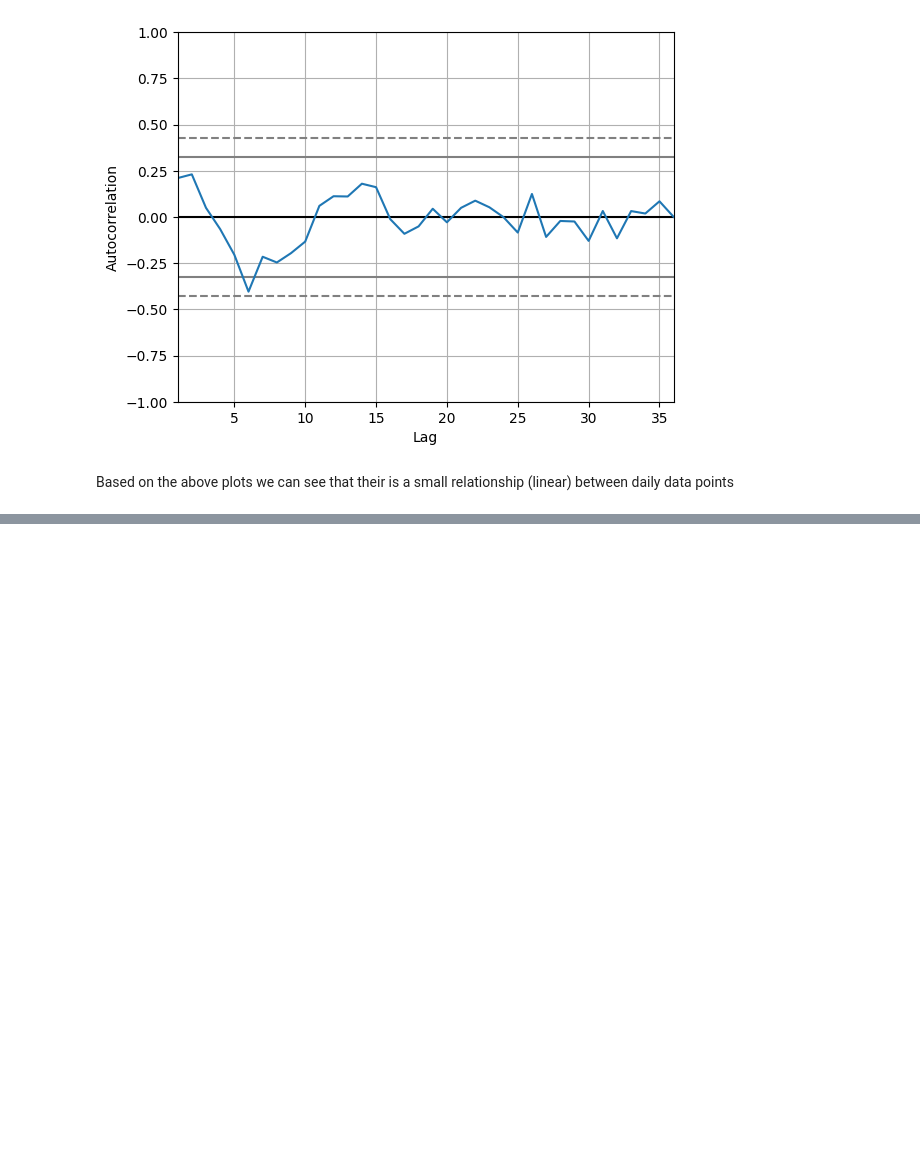
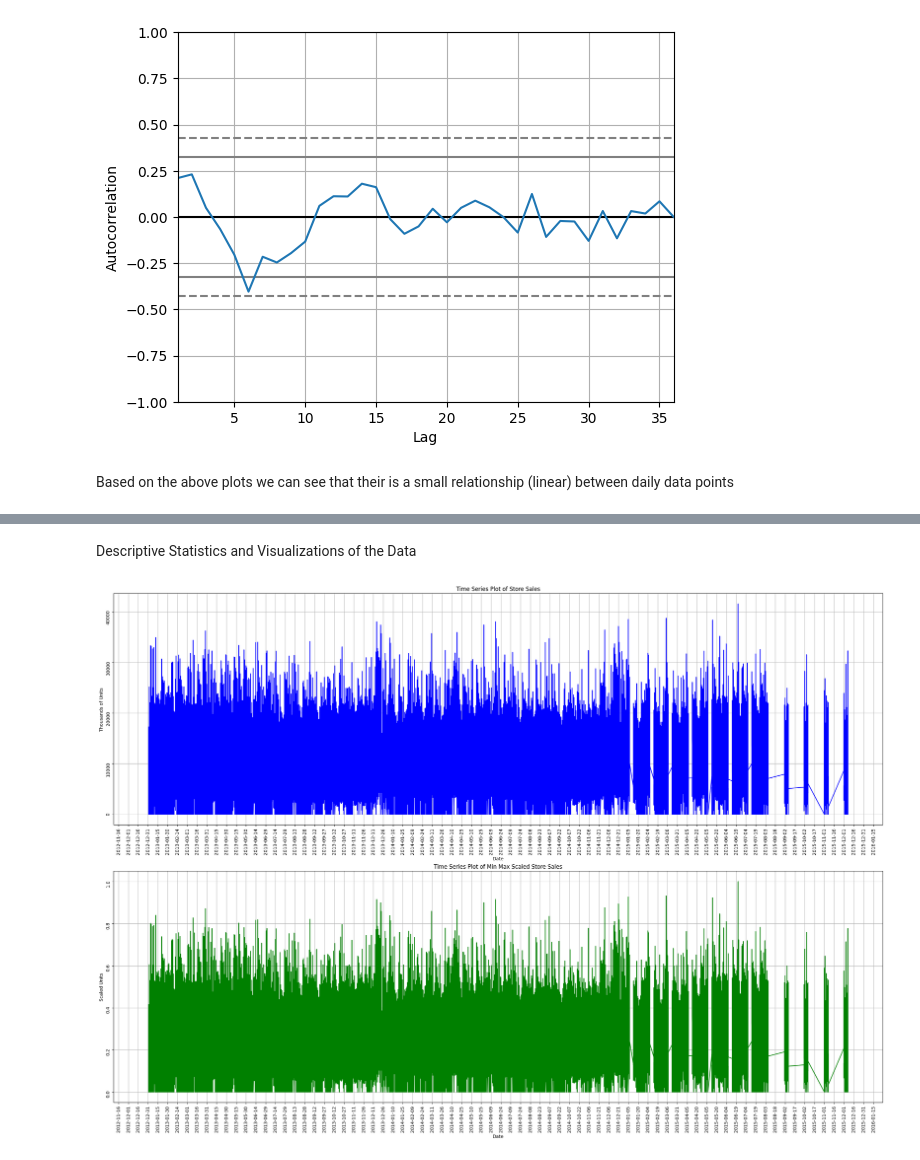
Before and after one commit to Nathnael12/pharmaceutical-sales-prediction, a Jupyter notebook: notbooks/lstm.ipynb, the cells around one changed output, grey strips where cells are left out. Cells and saved outputs as stored; diff of their text form; code cells hidden in the pictures; blank space fills up the shorter version.

Commit message:
perform descriptive statistics and visualizations

```diff
--- a/notbooks/lstm.ipynb
+++ b/notbooks/lstm.ipynb
@@ -79,3 +84,6 @@ pd.plotting.autocorrelation_plot(sales_corr['Sales'].resample("1m").mean())
 [figure]
 # %% [markdown]
 Based on the above plots we can see that their is  a small relationship (linear) between daily data points
+# %%
+store_sales=feature_engineered_train[['Sales']]
+store_sales.head()
@@ -81,0 +98,6 @@ Based on the above plots we can see that their is  a small relationship (linear)
+# %%
+scaler = MinMaxScaler()
+scaler.fit(store_sales.Sales.values.reshape([-1, 1]))
+houseSalesScaled = scaler.transform(store_sales.Sales.values.reshape(-1, 1))
+store_sales['SalesScaled'] = houseSalesScaled
+store_sales.sample(10)
@@ -81,0 +129,33 @@ Based on the above plots we can see that their is  a small relationship (linear)
+# %% [markdown]
+Descriptive Statistics and Visualizations of the Data
+# %%
+fig = plt.figure()
+gs = GridSpec(2, 1, figure=fig)
+
+fig.set_figheight(20)
+fig.set_figwidth(30)
+fig.tight_layout(pad=15)
+
+M = 100
+xticks = ticker.MaxNLocator(M)
+
+ax1 = fig.add_subplot(gs[0,0])
+ax1.plot(store_sales.index, store_sales.Sales, 'b-')
+ax1.xaxis.set_major_locator(xticks)
+ax1.tick_params(labelrotation=90)
+ax1.set_xlabel('Date')
+ax1.set_ylabel('Thousands of Units')
+ax1.title.set_text('Time Series Plot of Store Sales')
+ax1.grid(True)
+
+ax2 = fig.add_subplot(gs[1,0])
+ax2.plot(store_sales.index, store_sales.SalesScaled, 'g-')
+ax2.xaxis.set_major_locator(xticks)
+ax2.tick_params(labelrotation=90)
+ax2.set_xlabel('Date')
+ax2.set_ylabel('Scaled Units')
+ax2.title.set_text('Time Series Plot of Min Max Scaled Store Sales')
+ax2.grid(True)
+plt.show()
+# %% [output]
+[figure, added]
```
Also changed, not shown: parts of 20 cells of this notebook, 7 other files.
